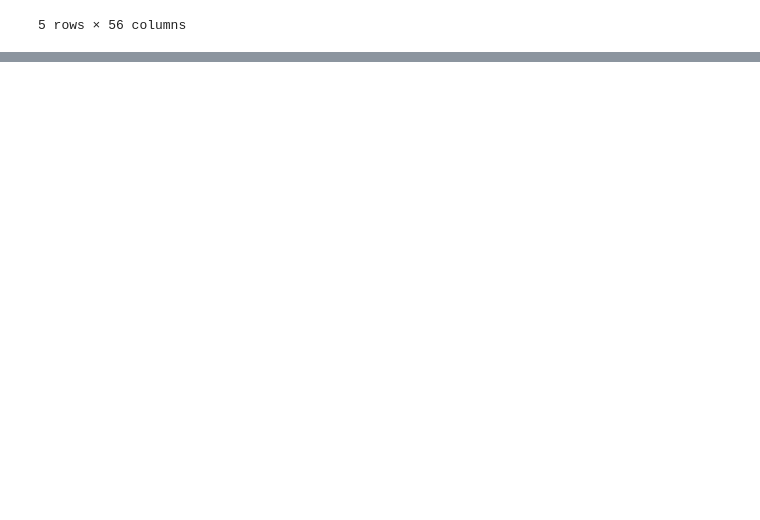
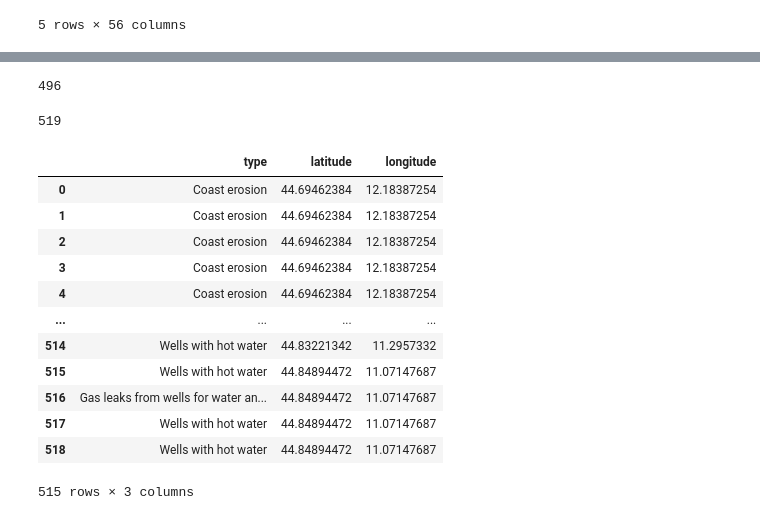
Before and after one commit to ChiaraCati/FlooData, a Jupyter notebook: software/datasets_update.ipynb, the cells around one changed output, grey strips where cells are left out. Saved outputs shown, nothing was run; the diff lists cells and outputs as text; code cells hidden in the pictures; blank space fills up the shorter version.

```diff
--- a/software/datasets_update.ipynb
+++ b/software/datasets_update.ipynb
@@ -180,3 +180,15 @@ df.head()
 5 rows × 56 columns
 # %%
 df.to_json('MD4.json', orient='records')
+# %%
+df = pd.read_csv('final_dataset/MD2.csv')
+df.reset_index(drop=True)
+df.drop(columns = df.columns[0], axis = 1, inplace= True)
+for i, x in df.iterrows():
+    if x['latitude'] == 'missing' or x['longitude'] == 'missing':
+        df.drop([i], axis=0, inplace=True)
+df['latitude'] = df['latitude'].astype('float64')
+df['longitude'] = df['longitude'].astype('float64')
+
+print(len(df))
+df.info()
@@ -182,0 +211,6 @@ df.to_json('MD4.json', orient='records')
+# %%
+df.dropna()
+df.drop_duplicates()
+len(df)
+# %% [output]
+496
@@ -182,0 +219,28 @@ df.to_json('MD4.json', orient='records')
+# %%
+prova = df.copy()
+prova = prova[['type', 'latitude', 'longitude']]
+
+print(len(prova))
+for i, x in prova.iterrows():
+    if x['latitude'] == 'missing' or x['longitude'] == 'missing':
+        prova.drop([i], axis=0, inplace=True)
+prova
+# prova = prova.astype({'latitude': 'float64', 'longitude': 'float64'}).dtypes
+
+# len(prova)
+# prova.to_json('prova.json', orient='records')
+# %% [output]
+519
+|  | type | latitude | longitude |
+| 0 | Coast erosion | 44.69462384 | 12.18387254 |
+| 1 | Coast erosion | 44.69462384 | 12.18387254 |
+| 2 | Coast erosion | 44.69462384 | 12.18387254 |
+| 3 | Coast erosion | 44.69462384 | 12.18387254 |
+| 4 | Coast erosion | 44.69462384 | 12.18387254 |
+| ... | ... | ... | ... |
+| 514 | Wells with hot water | 44.83221342 | 11.2957332 |
+| 515 | Wells with hot water | 44.84894472 | 11.07147687 |
+| 516 | Gas leaks from wells for water an... | 44.84894472 | 11.07147687 |
+| 517 | Wells with hot water | 44.84894472 | 11.07147687 |
+| 518 | Wells with hot water | 44.84894472 | 11.07147687 |
+515 rows × 3 columns
```
Also changed, not shown: parts of 5 cells of this notebook, 4 other files.
